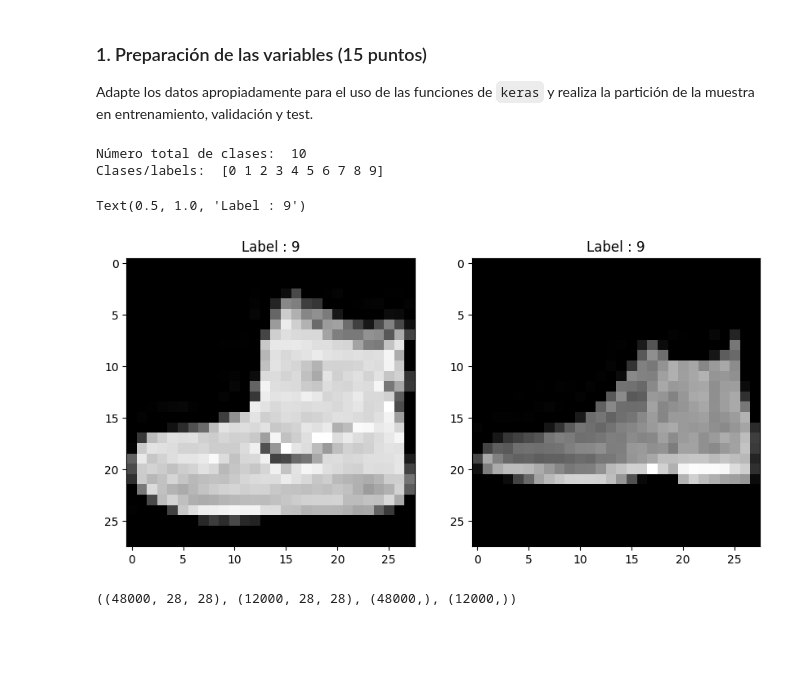
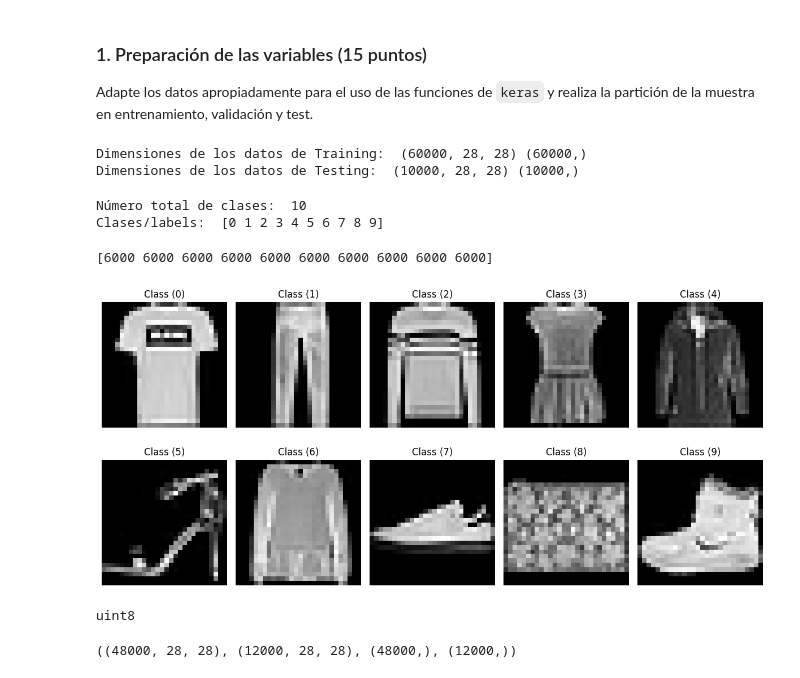
Before and after one commit to juankquintana/deep_learning, a Jupyter notebook: Semana 5/Caso 5/S5TCPEP1.ipynb, the cells around one changed output. Drawn from its saved outputs; the diff is of its cells as text; code cells hidden in the pictures; blank space fills up the shorter version.

```diff
--- a/Semana 5/Caso 5/S5TCPEP1.ipynb
+++ b/Semana 5/Caso 5/S5TCPEP1.ipynb
@@ -61,6 +99,12 @@ Adapte los datos apropiadamente para el uso de las funciones de `keras` y realiz
 # %%
 # Utilicen este espacio para escribir los códigos del procedimiento del punto 1 ####
 (x_train, y_train), (x_test, y_test) = tf.keras.datasets.fashion_mnist.load_data()
+# %%
+print('Dimensiones de los datos de Training: ', x_train.shape, y_train.shape)
+print('Dimensiones de los datos de Testing: ', x_test.shape, y_test.shape)
+# %% [output]
+Dimensiones de los datos de Training:  (60000, 28, 28) (60000,)
+Dimensiones de los datos de Testing:  (10000, 28, 28) (10000,)
 # %%
 classes = np.unique(y_train)
 nClasses = len(classes)
@@ -69,19 +113,29 @@ print('Clases/labels: ', classes)
 # %% [output]
 Número total de clases:  10
 Clases/labels:  [0 1 2 3 4 5 6 7 8 9]
-# %%
-
-plt.figure(figsize=[10,20])
-# Visualiza la primera imagen en la base de training
-plt.subplot(121)
-plt.imshow(x_train[0,:,:], cmap='gray')
-plt.title("Label : {}".format(y_train[0]))
-
-# Visualiza la primera imagen en la base de testing
-plt.subplot(122)
-plt.imshow(x_test[0,:,:], cmap='gray')
-plt.title("Label : {}".format(y_test[0]))
-# %% [output]
-Text(0.5, 1.0, 'Label : 9')
-[figure, removed]
+# %%
+counts = np.bincount(y_train)
+print(counts)
+# %% [output]
+[6000 6000 6000 6000 6000 6000 6000 6000 6000 6000]
+# %%
+plt.figure(figsize=(12, 6))
+
+for label in np.unique(y_train):
+    # Get index of first occurrence of this label
+    idx = np.where(y_train == label)[0][0]
+
+    plt.subplot(2, 5, label + 1)
+    plt.imshow(x_train[idx], cmap='gray')
+    plt.title(f"Class ({label})")
+    plt.axis('off')
+
+plt.tight_layout()
+plt.show()
+# %% [output]
+[figure, added]
+# %%
+print(x_train.dtype)
+# %% [output]
+uint8
 # %%
```
Also changed, not shown: parts of 43 cells of this notebook, 2 other files.
